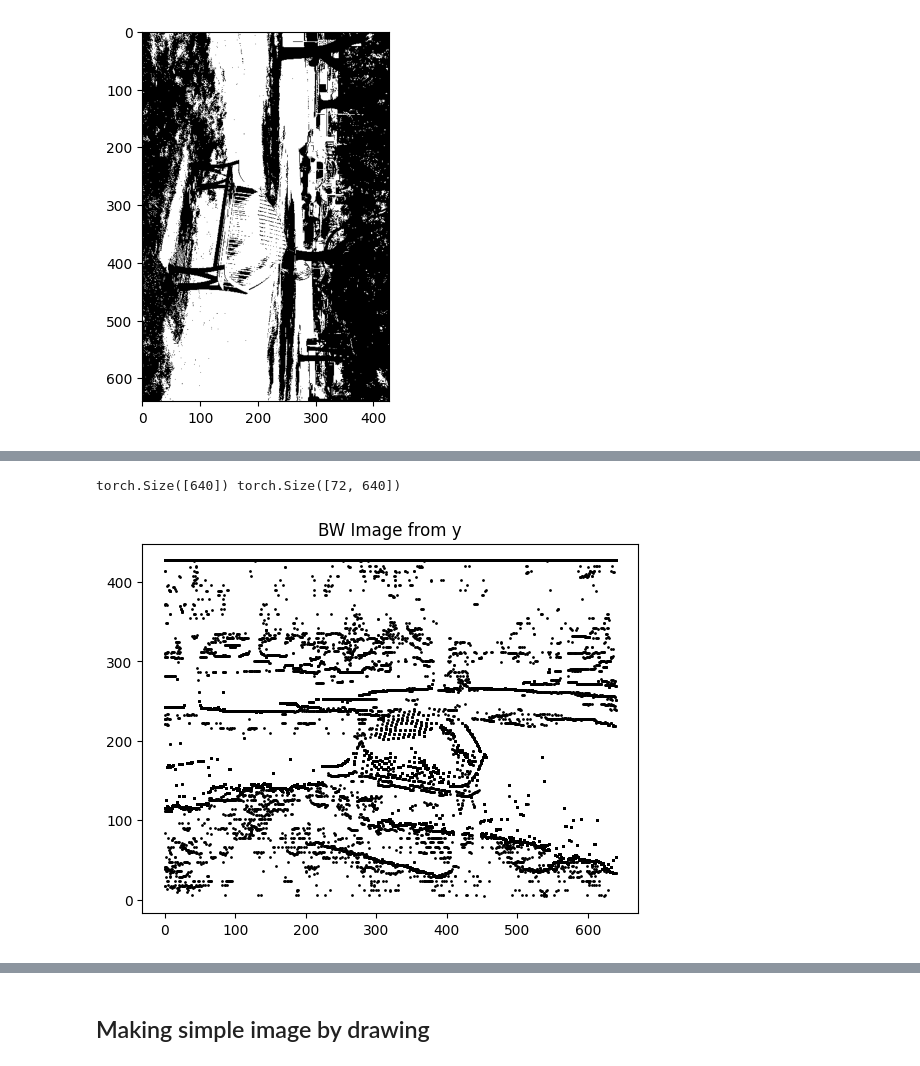
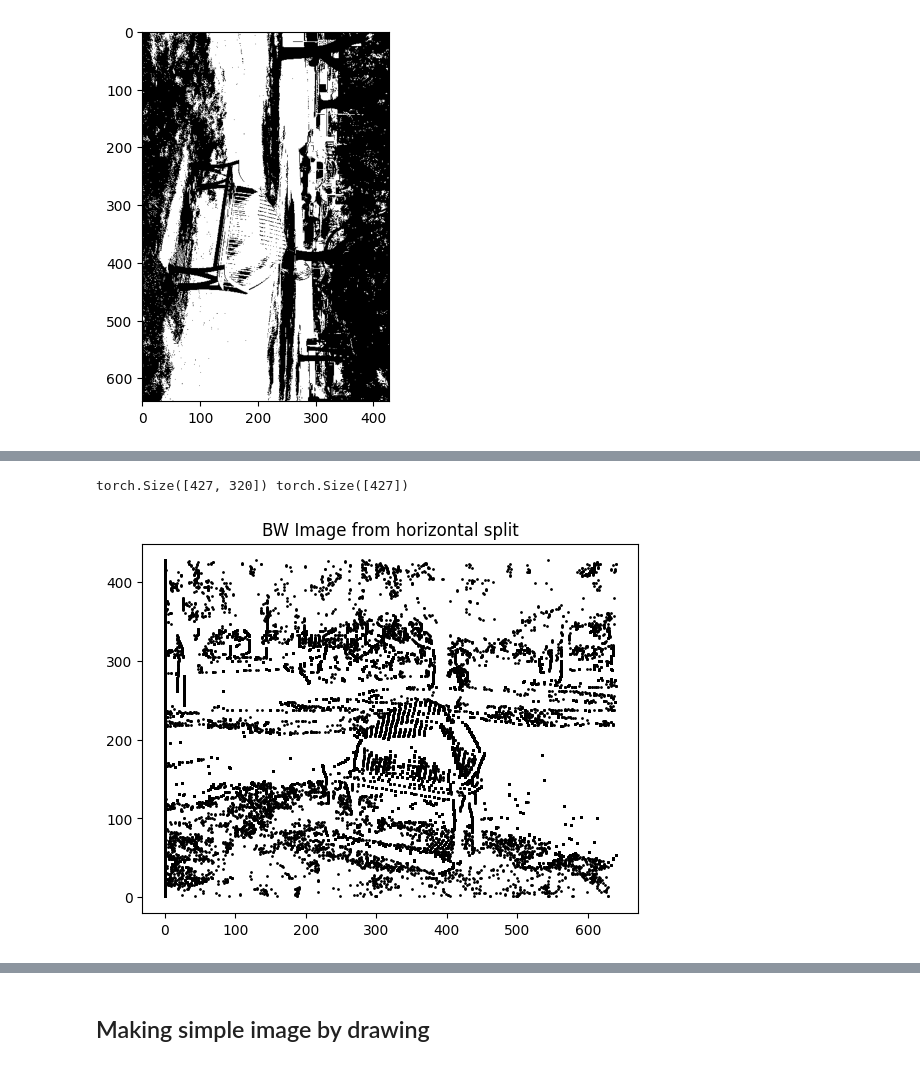
Before and after one commit to sjamthe/customNNexperiments, a Jupyter notebook: ImageUnderstanding-1.ipynb, the cells around one changed output, grey strips where cells are left out. Drawn from its saved outputs; the diff is of its cells as text; code cells hidden in the pictures.

Commit message:
implemented bwarray_to_xy_h and bwarray_to_xy_v. Both align

```diff
--- a/ImageUnderstanding-1.ipynb
+++ b/ImageUnderstanding-1.ipynb
@@ -59,11 +59,12 @@ mean_value = np.mean(grayscale_array)
 bw_array  = torch.tensor(np.where(grayscale_array < mean_value, 0, 1))
 
 #Change the shape to HxWxChannel (1 channel)
-bw_array = bw_array.unsqueeze(-1)
+#bw_array = bw_array.unsqueeze(-1)
 #Visualize it
 plt.imshow(bw_array, cmap="gray")
 plt.title("BW image (grayscale_array < mean_value, 0, 1)")
 plt.show()
+print("bw_array.shape:",bw_array.shape)
 image_height = bw_array.shape[0]
 image_width = bw_array.shape[1]
 print(image_height, image_width)
@@ -86,20 +130,20 @@ plt.imshow(bw_array_rotated, cmap='gray')
 # %%
-# Return x,y coordinates from a bw_array
-def bwarray_to_xy(bw_array, step):
+# Return x,y coordinates from a bw_array sliced horizontally
+def bwarray_to_xy_h(bw_array, step):
     # torch.min(array, dim=0) will give us lowest location for zero/black value (from the top)
     # zeros_indices is the y value we train the segments on.
     image_height = bw_array.shape[0]
     image_width = bw_array.shape[1]
-    rows = torch.arange(0, image_height, step).shape[0]
-    cols = image_width
-    ys = torch.zeros([rows,cols])
-    for i in torch.arange(rows):
-        _, zeros_indices = torch.min(bw_array[i*step:,:,0], dim=0)
+    rows = image_height #torch.arange(0, image_height, step).shape[0]
+    cols =  torch.arange(0, image_width, step).shape[0]
+    xs = torch.zeros([rows,cols])
+    for i in torch.arange(cols):
+        _, zeros_indices = torch.min(bw_array[:,i*step:], dim=1)
         mask = zeros_indices > 0
-        ys[i] = zeros_indices + zeros_indices.masked_fill(mask, i*step)
-        #print(zeros_indices.shape, zeros_indices.masked_fill(mask, i*step).shape, ys[i].shape)
+        xs[:,i] = zeros_indices + zeros_indices.masked_fill(mask, i*step)
+        #print(zeros_indices.shape, zeros_indices.masked_fill(mask, i*step).shape, xs[:,i].shape)
 
     #flip the y axis before we return y
-    y = image_height - ys
-    x = torch.arange(0,image_width)
+    x = xs
+    y = image_height - torch.arange(0,image_height)
     return x, y
@@ -126,14 +150,14 @@ def bwarray_to_xy2(bw_array, step):
 # %%
-# Get x,y from BW image
-step = 6
-x, y = bwarray_to_xy(bw_array, step)
-print(x.shape, y.shape)
+# Get x,y from rotated BW image horizontally
+step = 2
+xh, yh = bwarray_to_xy_h(bw_array, step)
+print(xh.shape, yh.shape)
 
 # Plot the y,x coordinates to confirm they represent image
-#plt.ylim(ymin=0, ymax=image_height)
-plt.title("BW Image from y")
-for i in torch.arange(y.shape[0]):
-    plt.scatter(x, y[i] ,s=1,c='black')
+xsorted = x.sort(descending=True).values
+plt.title("BW Image from horizontal split")
+for i in torch.arange(xh.shape[1]):
+    plt.scatter(xh[:,i],yh,s=1,c='black')
 # %% [output]
-torch.Size([640]) torch.Size([72, 640])
+torch.Size([427, 320]) torch.Size([427])
-[figure, old version]
+[figure, new version]
```
Also changed, not shown: parts of 9 cells of this notebook.
